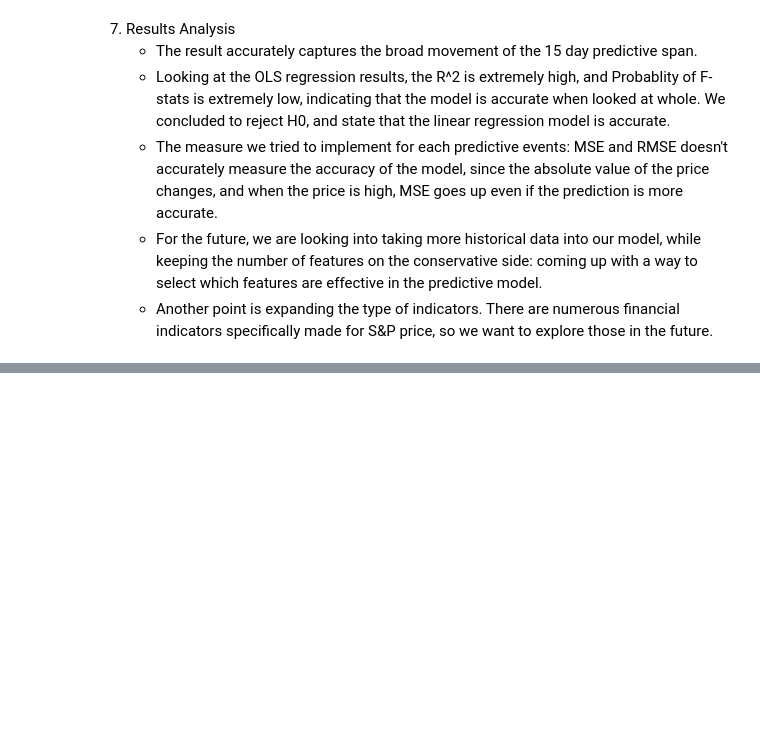
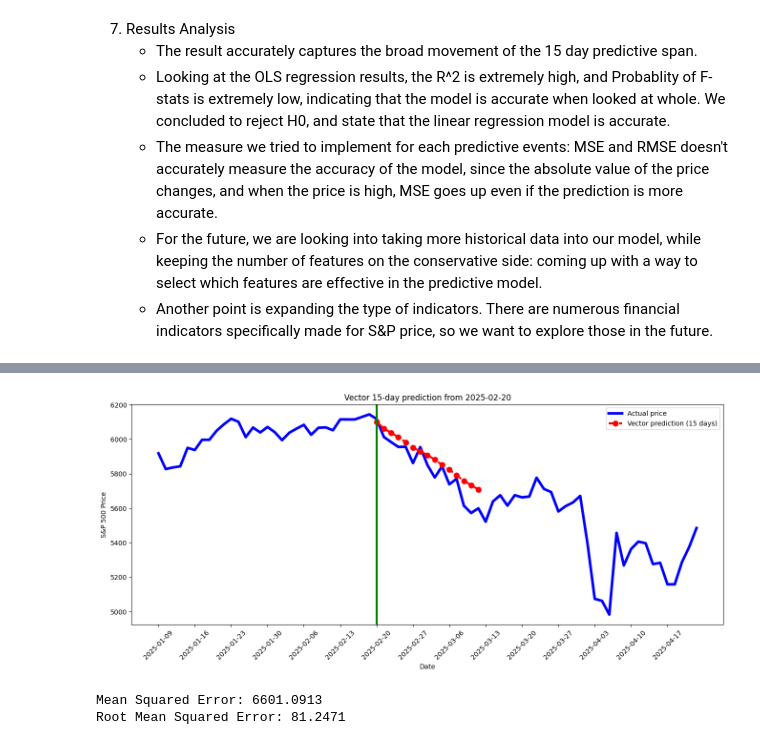
Before and after one commit to cocorowachi/CSC2621_SandP_Prediction, a Jupyter notebook: Data Process.ipynb, the cells around one changed output, grey strips where cells are left out. Saved outputs shown, nothing was run; the diff lists cells and outputs as text; code cells hidden in the pictures; blank space fills up the shorter version.

```diff
--- a/Data Process.ipynb
+++ b/Data Process.ipynb
@@ -476,0 +586,6 @@ Root Mean Squared Error: 5953.9490192958365
+# %%
+plot_predictions2('2025-2-20')
+# %% [output]
+[figure, added]
+Mean Squared Error: 6601.0913
+Root Mean Squared Error: 81.2471
```
Also changed, not shown: parts of 13 cells of this notebook.
